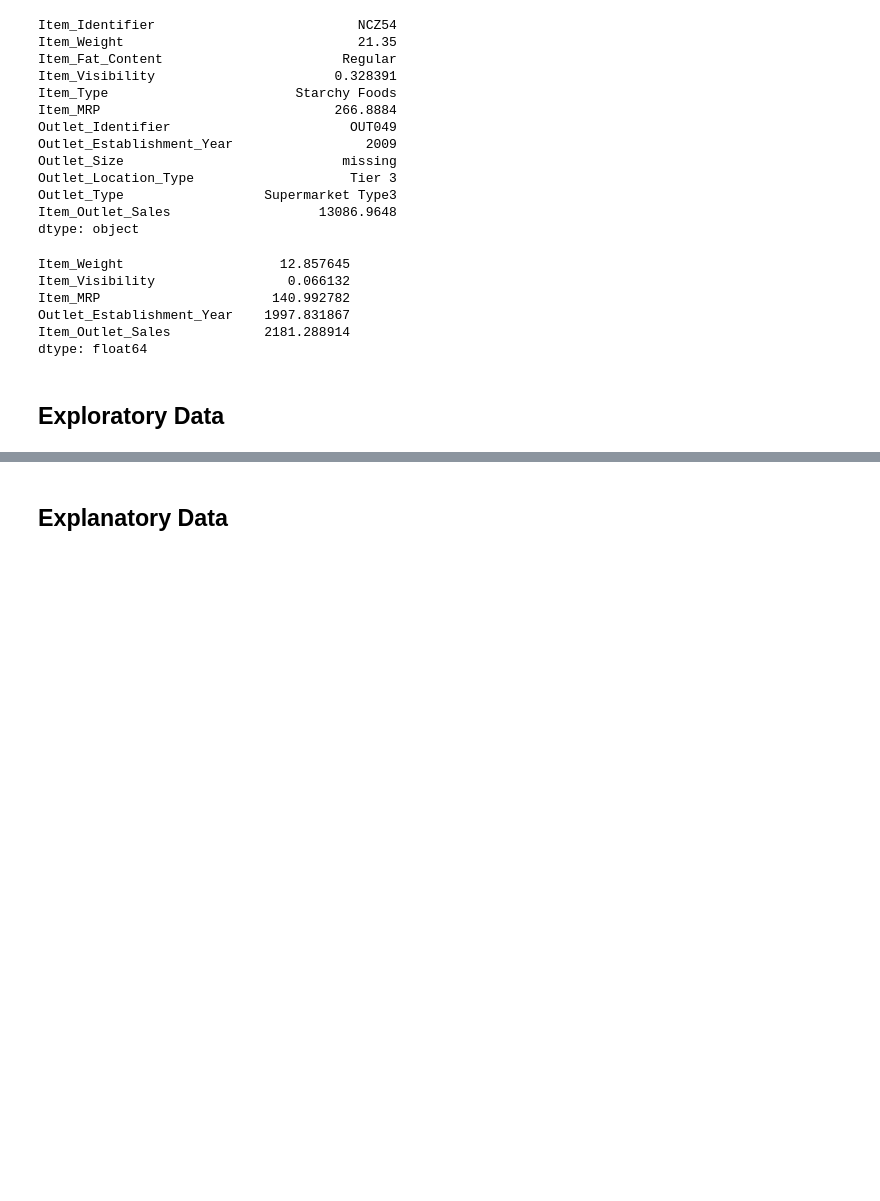
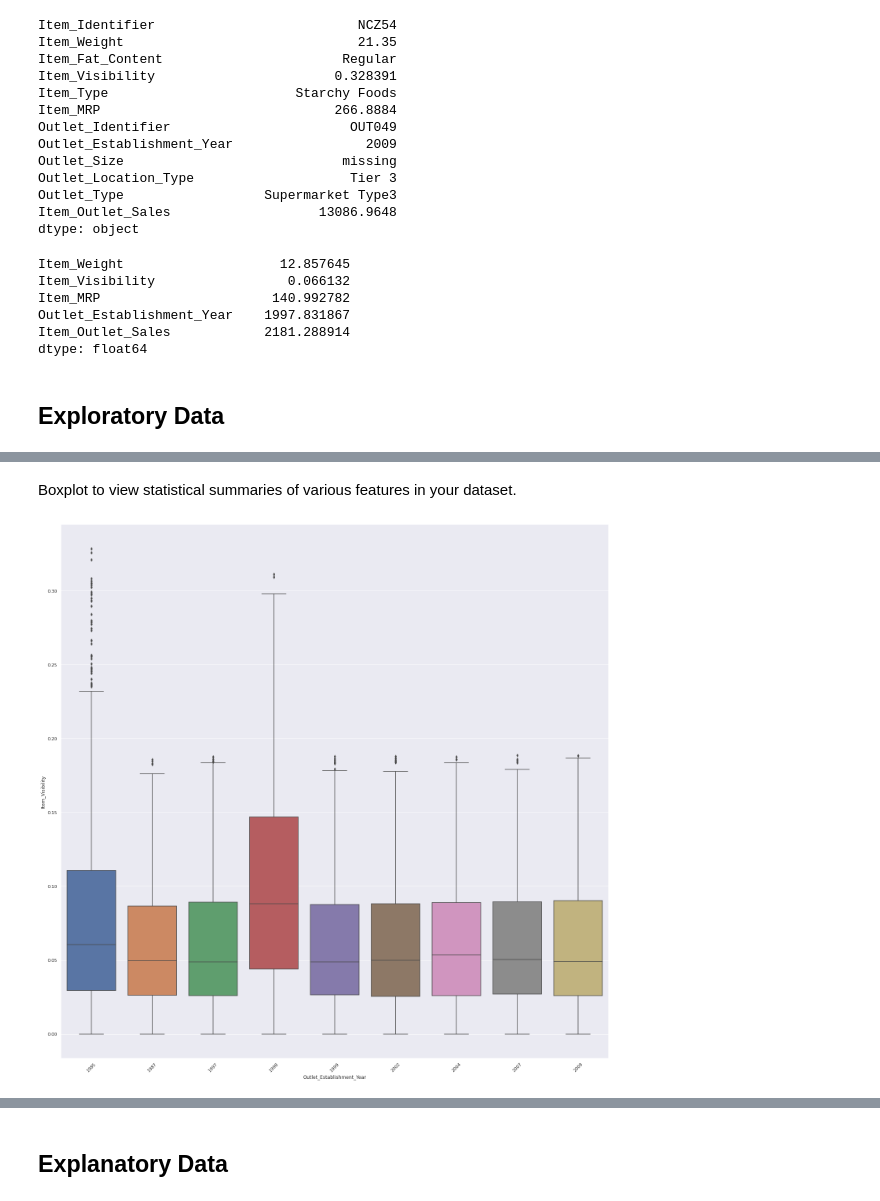
Before and after one commit to Luz-Dobbins/Sales-Predictions, a Jupyter notebook: Project core.ipynb, the cells around one changed output, grey strips where cells are left out. Saved outputs shown, nothing was run; the diff lists cells and outputs as text; code cells hidden in the pictures; blank space fills up the shorter version.

```diff
--- a/Project core.ipynb
+++ b/Project core.ipynb
@@ -194,0 +226,9 @@ dtype: float64
+# %% [markdown]
+Boxplot to view statistical summaries of various features in your dataset.
+# %%
+sns.set(rc={'figure.figsize':(25,25)})
+plt.xticks(rotation=45)
+sns.boxplot(data=Sales_P, x='Outlet_Establishment_Year', y= 'Item_Visibility')
+plt.show()
+# %% [output]
+[figure, added]
```
Also changed, not shown: parts of 11 cells of this notebook.
